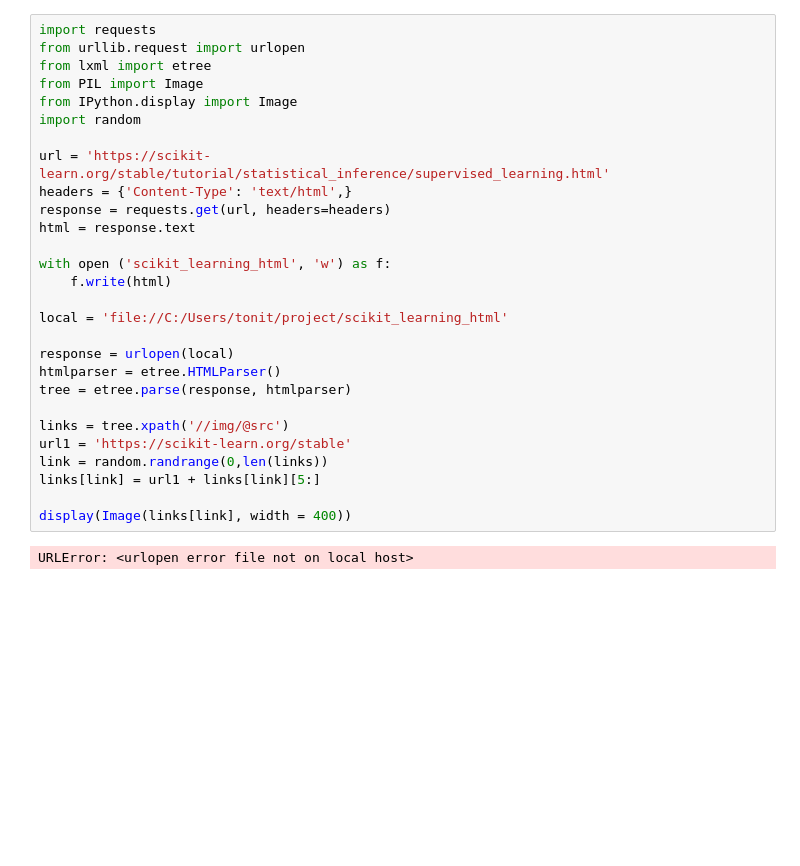
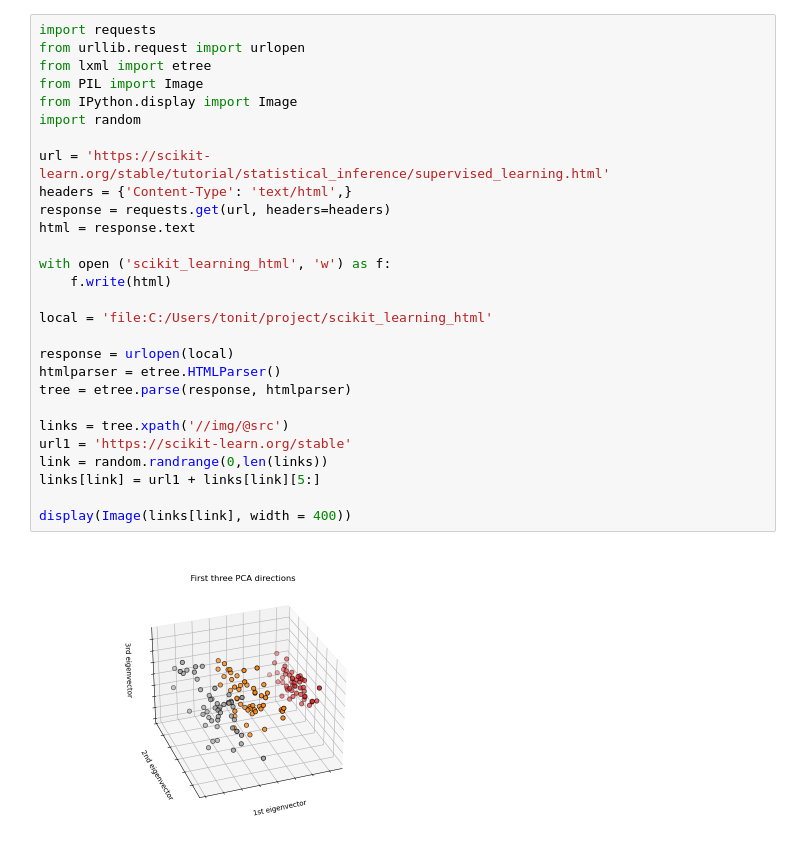
Before and after one commit to anttyu/project, a Jupyter notebook: first.ipynb, the cells around one changed output. Cells and saved outputs as stored; diff of their text form; blank space fills up the shorter version.

```diff
--- a/first.ipynb
+++ b/first.ipynb
@@ -1,30 +1,30 @@
 # %%
 import requests
 from urllib.request import urlopen
 from lxml import etree
 from PIL import Image
 from IPython.display import Image
 import random
 
 url = 'https://scikit-learn.org/stable/tutorial/statistical_inference/supervised_learning.html'
 headers = {'Content-Type': 'text/html',}
 response = requests.get(url, headers=headers)
 html = response.text
 
 with open ('scikit_learning_html', 'w') as f:
     f.write(html)
 
-local = 'file://C:/Users/tonit/project/scikit_learning_html'
+local = 'file:C:/Users/tonit/project/scikit_learning_html'
 
 response = urlopen(local)
 htmlparser = etree.HTMLParser()
 tree = etree.parse(response, htmlparser)
 
 links = tree.xpath('//img/@src')
 url1 = 'https://scikit-learn.org/stable'
 link = random.randrange(0,len(links))
 links[link] = url1 + links[link][5:]
 
 display(Image(links[link], width = 400))
 # %% [output]
-URLError: <urlopen error file not on local host>
+[figure, added]
```
